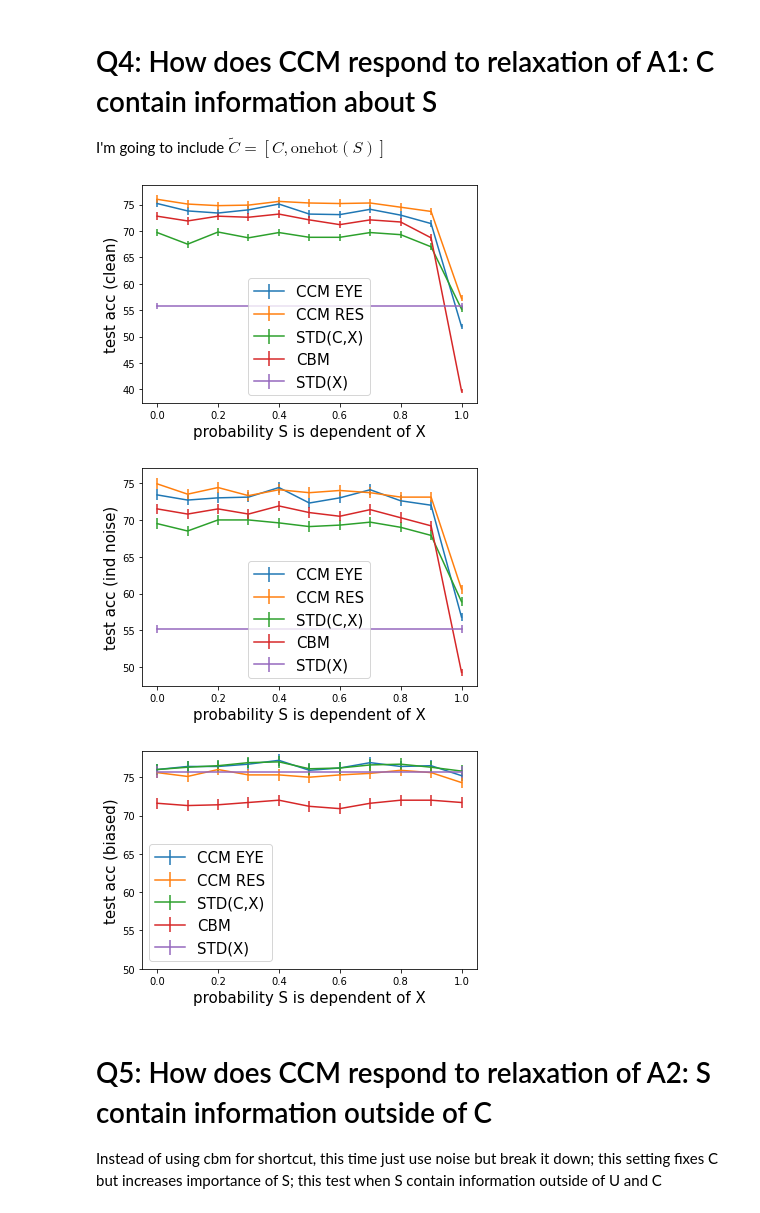
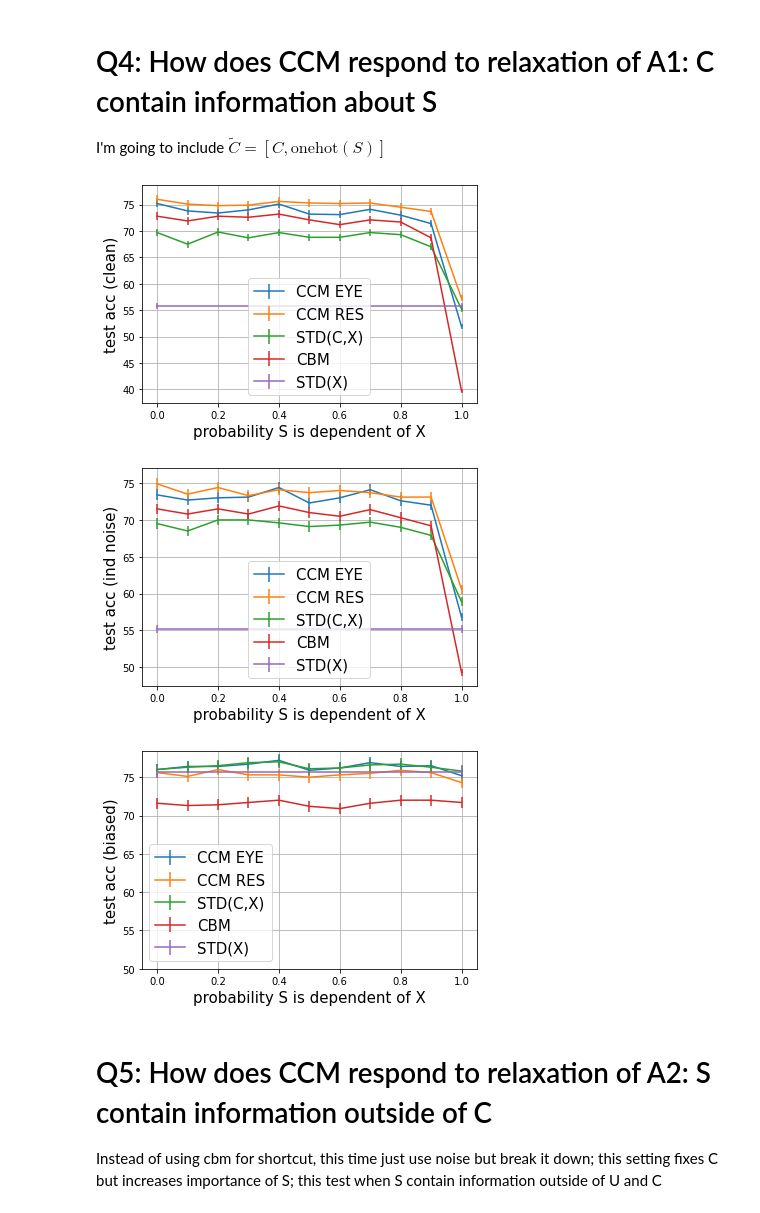
Before and after one commit to nathanwang000/ConceptCredibleModel, a Jupyter notebook: notebooks/Q4_Q5.ipynb, the cells around one changed output. Cells and saved outputs as stored; diff of their text form; code cells hidden in the pictures.

```diff
--- a/notebooks/Q4_Q5.ipynb
+++ b/notebooks/Q4_Q5.ipynb
@@ -116,36 +116,39 @@ plot_d_noise(perf_dict_cbm, 0, "CBM")
 plot_d_noise(perf_dict_stdx, 0, "STD(X)")
 plt.ylabel('test acc (clean)', fontsize=15)
 plt.xlabel(xlabel, fontsize=15)
 plt.legend(fontsize=15)
+plt.grid()
 plt.savefig('figures/clean_t_cub.png')
 plt.show()
 
 plot_d_noise(perf_dict_eye, 1, "CCM EYE")
 plot_d_noise(perf_dict_ccmr, 1, "CCM RES")
 plot_d_noise(perf_dict_stdcx, 1, "STD(C,X)")
 plot_d_noise(perf_dict_cbm, 1, "CBM")
 plot_d_noise(perf_dict_stdx, 1, "STD(X)")
 plt.ylabel('test acc (ind noise)', fontsize=15)
 plt.xlabel(xlabel, fontsize=15)
 plt.legend(fontsize=15)
+plt.grid()
 plt.savefig('figures/ind_t_cub.png')
 plt.show()
 
 plot_d_noise(perf_dict_eye, 2, "CCM EYE")
 plot_d_noise(perf_dict_ccmr, 2, "CCM RES")
 plot_d_noise(perf_dict_stdcx, 2, "STD(C,X)")
 plot_d_noise(perf_dict_cbm, 2, "CBM")
 plot_d_noise(perf_dict_stdx, 2, "STD(X)")
 plt.ylabel('test acc (biased)', fontsize=15)
 plt.xlabel(xlabel, fontsize=15)
 plt.legend(fontsize=15)
 plt.ylim(50)
+plt.grid()
 plt.savefig('figures/bias_t_cub.png')
 plt.show()
 # %% [output]
-[figure, old version]
+[figure, new version]
-[figure, old version]
+[figure, new version]
-[figure, old version]
+[figure, new version]
 # %% [markdown]
 # Q5: How does CCM respond to relaxation of A2: S contain information outside of C
 
```
Also changed, not shown: parts of 3 cells of this notebook, 12 other files.
